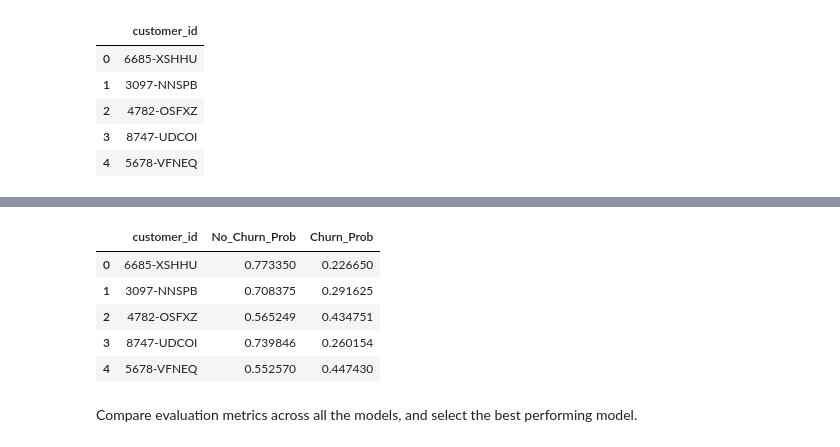
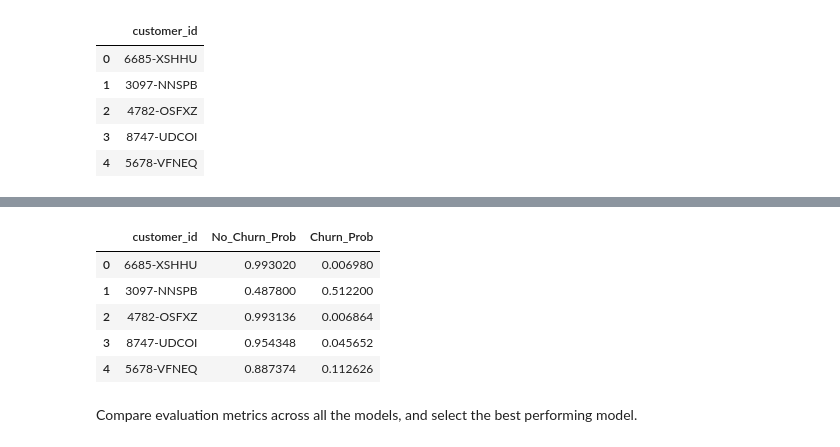
Before and after one commit to codeup-classification-project-ada/Classification, a Jupyter notebook: Codeup_Classification_Project_Ada_JB.ipynb, the cells around one changed output, grey strips where cells are left out. Cells and saved outputs as stored; diff of their text form; code cells hidden in the pictures.

```diff
--- a/Codeup_Classification_Project_Ada_JB.ipynb
+++ b/Codeup_Classification_Project_Ada_JB.ipynb
@@ -526,0 +498,7 @@ df.head()
+# %%
+def encode_multiple_lines(df):
+    encoder = LabelEncoder()
+    encoder.fit(df.multiple_lines)
+    return df.assign(multiple_lines_encoded = encoder.transform(df.multiple_lines))
+# %%
+df = encode_multiple_lines(df)
@@ -624,7 +612,7 @@ y = df[['churn_encoded']]
 # %% [markdown]
 ### End of Data Prep
 # %%
-train, test = train_test_split(df, random_state=123)
+train, test = train_test_split(df, train_size=0.80, random_state=123)
 # %%
 train.shape
 # %% [output]
@@ -636,7 +624,7 @@ test.shape
 # %%
 scaler = MinMaxScaler()
 # %%
-scaler.fit(X_train[['monthly_charges', 'total_charges']])
+scaler.fit(train[['monthly_charges', 'total_charges']])
 # %% [output]
 MinMaxScaler(copy=True, feature_range=(0, 1))
 # %%
@@ -1681,15 +1932,15 @@ customer_id.shape
 # %%
 # zillow_all = pd.merge(props_2016, log_error_2016, on=['parcelid'])
 # zillow_all.shape
-test_churn_probabilities = pd.concat([customer_id, probabilities], axis=1)
+test_churn_probabilities = pd.concat([customer_id, probabilities_alone], axis=1)
 test_churn_probabilities.head()
 # %% [output]
 |  | customer_id | No_Churn_Prob | Churn_Prob |
-| 0 | 6685-XSHHU | 0.773350 | 0.226650 |
-| 1 | 3097-NNSPB | 0.708375 | 0.291625 |
-| 2 | 4782-OSFXZ | 0.565249 | 0.434751 |
-| 3 | 8747-UDCOI | 0.739846 | 0.260154 |
-| 4 | 5678-VFNEQ | 0.552570 | 0.447430 |
+| 0 | 6685-XSHHU | 0.993020 | 0.006980 |
+| 1 | 3097-NNSPB | 0.487800 | 0.512200 |
+| 2 | 4782-OSFXZ | 0.993136 | 0.006864 |
+| 3 | 8747-UDCOI | 0.954348 | 0.045652 |
+| 4 | 5678-VFNEQ | 0.887374 | 0.112626 |
 # %%
 export_csv = test_churn_probabilities.to_csv(r'test_probabilities.csv')
 # %% [markdown]
```
Also changed, not shown: parts of 92 cells of this notebook.
